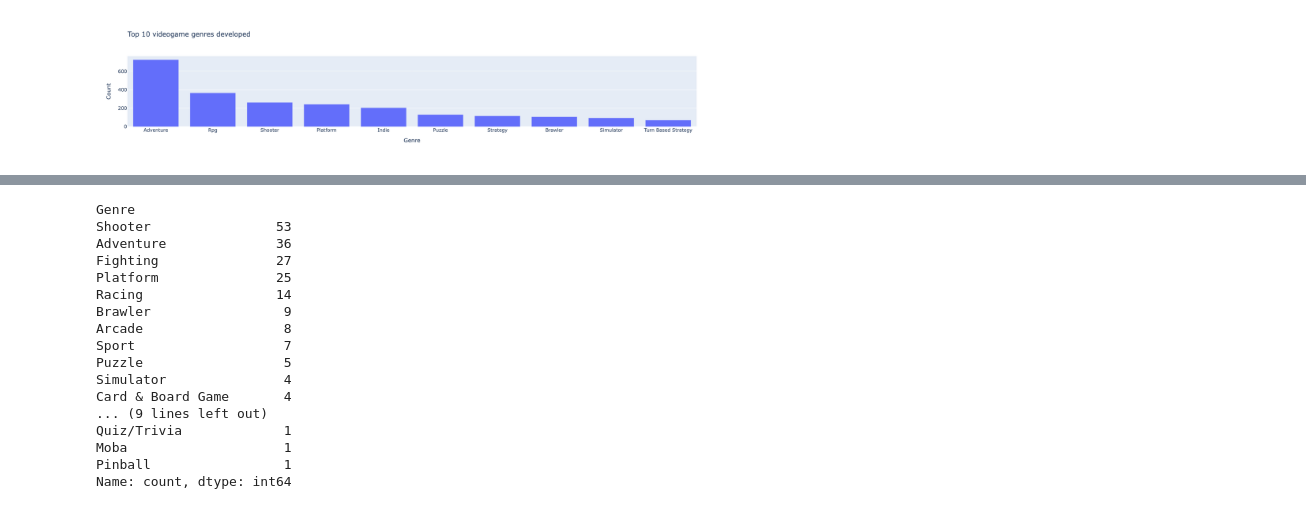
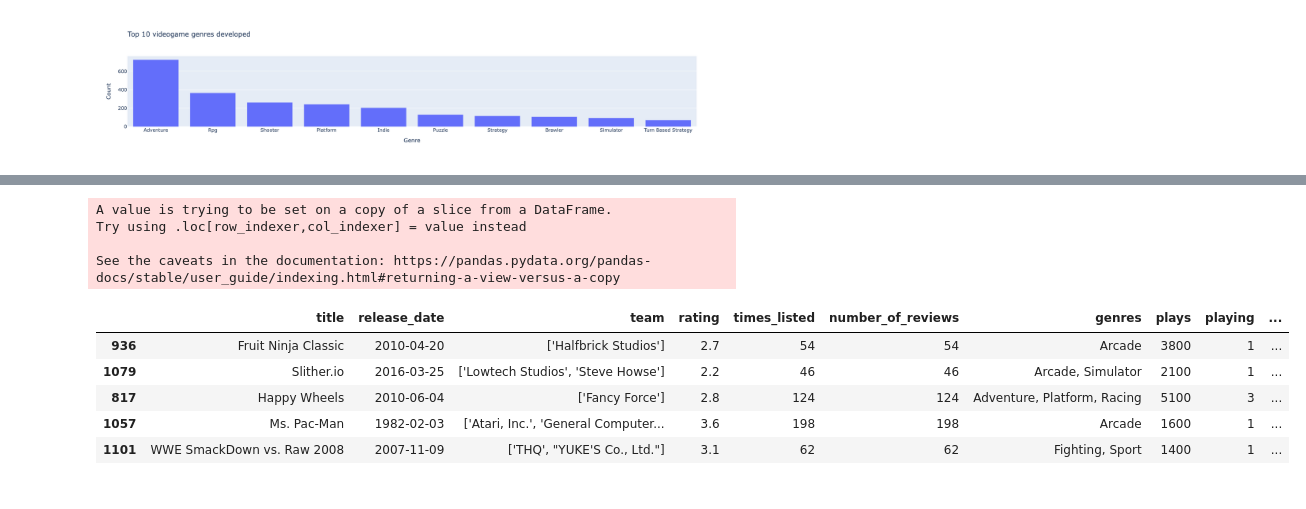
Before and after one commit to oglezsan/project1-vganalysis, a Jupyter notebook: notebooks/vganalysis.ipynb, the cells around one changed output, grey strips where cells are left out. Cells and saved outputs as stored; diff of their text form; code cells hidden in the pictures.

```diff
--- a/notebooks/vganalysis.ipynb
+++ b/notebooks/vganalysis.ipynb
@@ -413,24 +389,19 @@ exploded_df
-# %%
-# Contar cuántas filas tienen el mismo "title"
-count_titles = merged_df['Genre'].value_counts()
-
-# Verificar los resultados
-print(count_titles)
-# %% [output]
-Genre
-Shooter                53
-Adventure              36
-Fighting               27
-Platform               25
-Racing                 14
-Brawler                 9
-Arcade                  8
-Sport                   7
-Puzzle                  5
-Simulator               4
-Card & Board Game       4
-... (9 lines left out)
-Quiz/Trivia             1
-Moba                    1
-Pinball                 1
-Name: count, dtype: int64
+# %%
+#level of engagement
+
+df_engage = df[df["playing"] != 0 ]
+#df_engage
+df_engage["avg_plays"] = round(df_engage["plays"]/df_engage["playing"])
+df_engage = df_engage.sort_values(by="avg_plays", ascending = False)
+df_engage.head()
+# %% [output]
+A value is trying to be set on a copy of a slice from a DataFrame.
+Try using .loc[row_indexer,col_indexer] = value instead
+
+See the caveats in the documentation: https://pandas.pydata.org/pandas-docs/stable/user_guide/indexing.html#returning-a-view-versus-a-copy
+|  | title | release_date | team | rating | times_listed | number_of_reviews | genres | plays | playing | ... |
+| 936 | Fruit Ninja Classic | 2010-04-20 | ['Halfbrick Studios'] | 2.7 | 54 | 54 | Arcade | 3800 | 1 | ... |
+| 1079 | Slither.io | 2016-03-25 | ['Lowtech Studios', 'Steve Howse'] | 2.2 | 46 | 46 | Arcade, Simulator | 2100 | 1 | ... |
+| 817 | Happy Wheels | 2010-06-04 | ['Fancy Force'] | 2.8 | 124 | 124 | Adventure, Platform, Racing | 5100 | 3 | ... |
+| 1057 | Ms. Pac-Man | 1982-02-03 | ['Atari, Inc.', 'General Computer... | 3.6 | 198 | 198 | Arcade | 1600 | 1 | ... |
+| 1101 | WWE SmackDown vs. Raw 2008 | 2007-11-09 | ['THQ', "YUKE'S Co., Ltd."] | 3.1 | 62 | 62 | Fighting, Sport | 1400 | 1 | ... |
```
Also changed, not shown: parts of 5 cells of this notebook.
